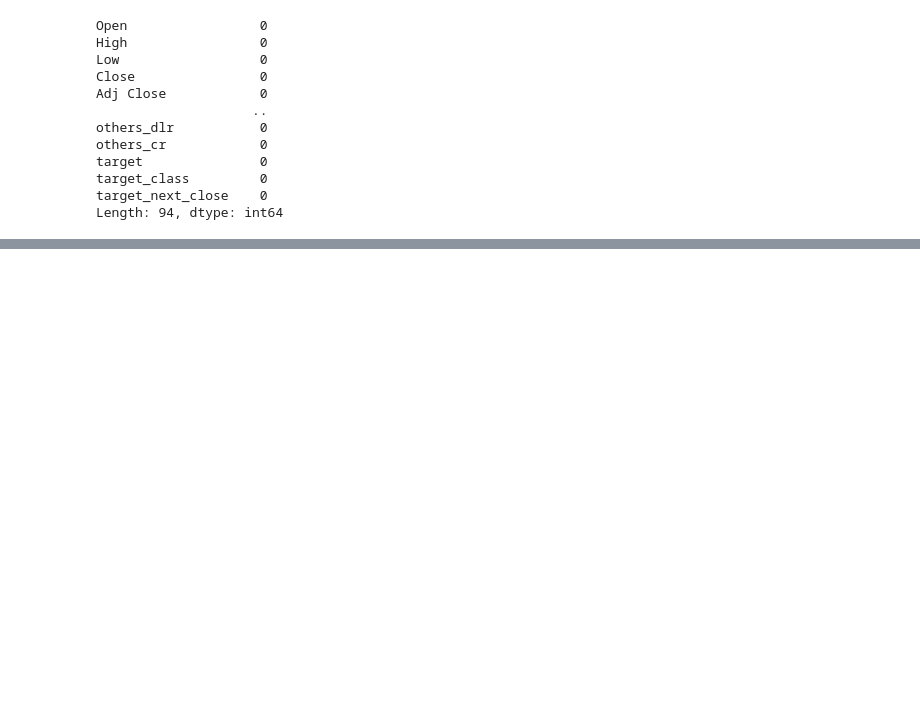
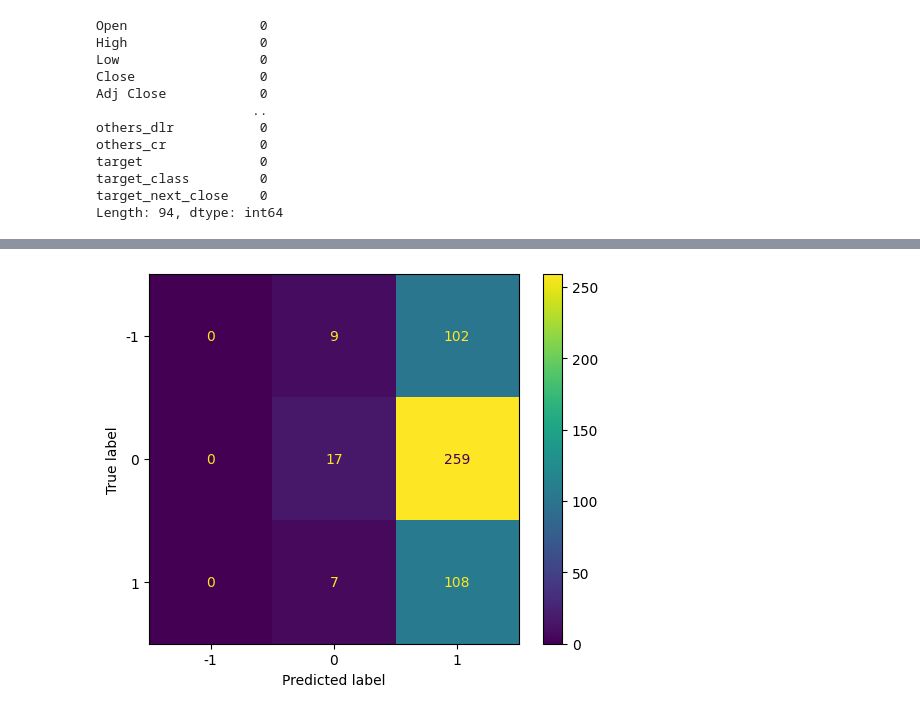
Before and after one commit to fauzan-arif/ds-capstone, a Jupyter notebook: notebooks/MarketRisk.ipynb, the cells around one changed output, grey strips where cells are left out. Cells and saved outputs as stored; diff of their text form; code cells hidden in the pictures; blank space fills up the shorter version.

```diff
--- a/notebooks/MarketRisk.ipynb
+++ b/notebooks/MarketRisk.ipynb
@@ -55,9 +55,9 @@ import yfinance as yf
 from ta import add_all_ta_features
 from sklearn.linear_model import LinearRegression
 
-def load_and_prepare(ticker, period="max"):
+def load_and_prepare(ticker, start_date, end_date):
     # Fetch historical stock data
-    df = yf.download(ticker, period=period)
+    df = yf.download(ticker, start=start_date , end=end_date)
 
     # Calculate daily returns
     df['returns'] = df['Adj Close'].pct_change()
@@ -109,19 +109,16 @@ def load_and_prepare(ticker, period="max"):
     # Calculate target and target class
     merged_data['target'] = ((merged_data['Close'] - merged_data['Open']) / merged_data['Open']) * 100
     merged_data['target'] = merged_data['target'].shift(-1)
+
     merged_data['target_class'] = np.select(
-        [(merged_data['target'] > 1), (merged_data['target'] < -1), ((merged_data['target'] >= -1) & (merged_data['target'] <= 1))],
-        [2, 0, 1],
-        default=np.nan
+    [(merged_data['target'] < -1), (merged_data['target'] > 1)],
+    [-1, 1],
+    default=0
     )
+
     merged_data['target_next_close'] = merged_data['Close'].shift(-1)
 
     # Drop rows with missing values
     merged_data.dropna(inplace=True)
 
     return merged_data
-
-# Example usage:
-ticker_symbol = 'AAPL'
-stock_data = load_and_prepare(ticker_symbol)
-stock_data.head()
@@ -138,0 +125,4 @@ stock_data.head()
+# %%
+
+stock_data = load_and_prepare('AMZN', "2014-01-01" , "2024-01-01")
+stock_data.head()
@@ -173,4 +174,14 @@ target               0
 target_class         0
 target_next_close    0
 Length: 94, dtype: int64
+# %%
+from sklearn.model_selection import train_test_split
+
+# Assuming X is your feature set and y is your target variable
+X = df.drop(['Open', 'High', 'Low', 'Close', 'Volume','target',
+       'target_class', 'target_next_close'], axis=1)# Adjust columns accordingly
+
+y = df[['target_class']]  # Adjust the target variable accordingly
+
+X_train, X_test, y_train, y_test = train_test_split(X, y, test_size=0.2, stratify=y, random_state=42)
 # %%
@@ -262,0 +265,15 @@ Test Loss: 0.9968996644020081, Test Accuracy: 0.47375690937042236
+# %%
+from sklearn.metrics import confusion_matrix, ConfusionMatrixDisplay
+
+# Get predictions on the test set
+predictions = model.predict(X_test_lstm)
+predicted_classes = np.argmax(predictions, axis=1)
+
+# Create a confusion matrix
+cm = confusion_matrix(y_test, predicted_classes, labels=[-1, 0, 1])
+
+# Display the confusion matrix
+disp = ConfusionMatrixDisplay(confusion_matrix=cm, display_labels=[-1, 0, 1])
+disp.plot(cmap='viridis', values_format='d')
+plt.show()
+# %% [output]
@@ -262,0 +281 @@ Test Loss: 0.9968996644020081, Test Accuracy: 0.47375690937042236
+[figure, added]
```
Also changed, not shown: parts of 20 cells of this notebook, 1 other file.
